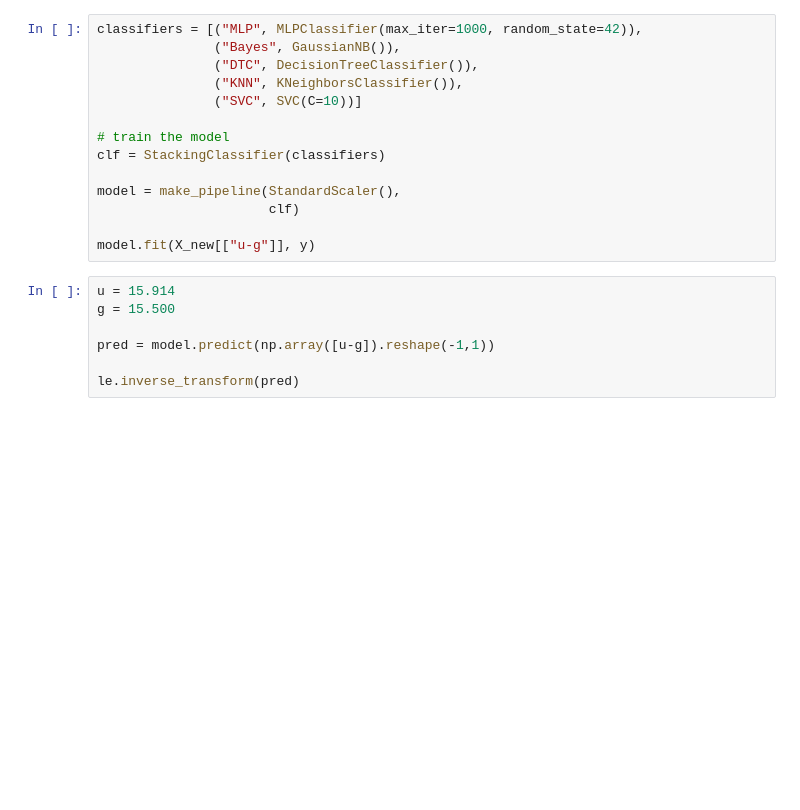
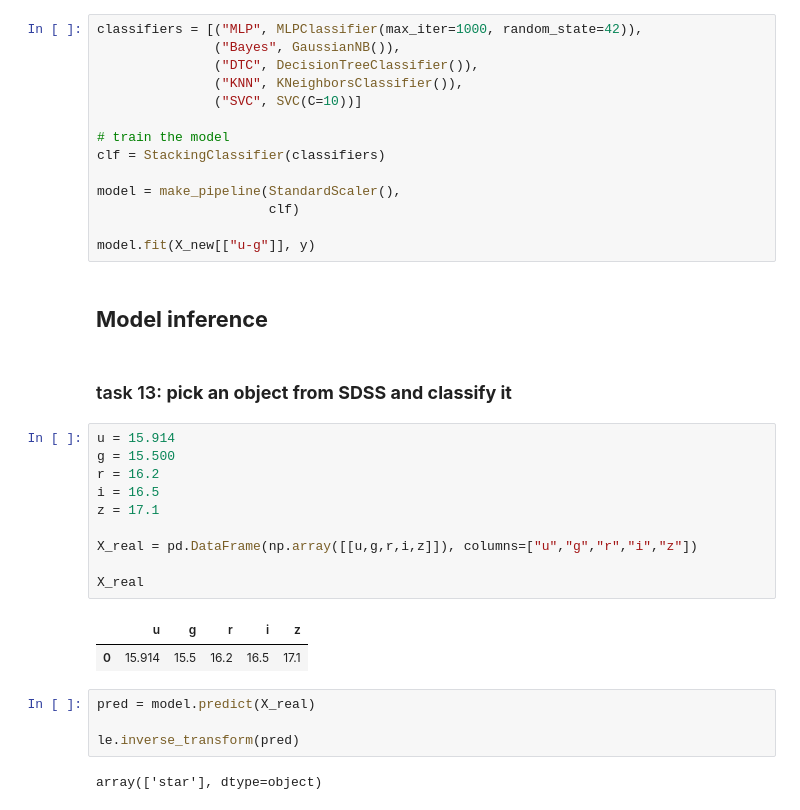
Before and after one commit to tomasplsek/AstroML, a Jupyter notebook: 03_sklearn.ipynb, the cells around one changed output. Saved outputs shown, nothing was run; the diff lists cells and outputs as text; blank space fills up the shorter version.

```diff
--- a/03_sklearn.ipynb
+++ b/03_sklearn.ipynb
@@ -495,10 +494,26 @@ model = make_pipeline(StandardScaler(),
                       clf)
 
 model.fit(X_new[["u-g"]], y)
-# %%
-u = 15.914
-g = 15.500
-
-pred = model.predict(np.array([u-g]).reshape(-1,1))
-
-le.inverse_transform(pred)
+# %% [markdown]
+## **Model inference**
+# %% [markdown]
+### task 13: **pick an object from SDSS and classify it**
+# %%
+u = 15.914
+g = 15.500
+r = 16.2
+i = 16.5
+z = 17.1
+
+X_real = pd.DataFrame(np.array([[u,g,r,i,z]]), columns=["u","g","r","i","z"])
+
+X_real
+# %% [output]
+|  | u | g | r | i | z |
+| 0 | 15.914 | 15.5 | 16.2 | 16.5 | 17.1 |
+# %%
+pred = model.predict(X_real)
+
+le.inverse_transform(pred)
+# %% [output]
+array(['star'], dtype=object)
```
Also changed, not shown: parts of 8 cells of this notebook.
